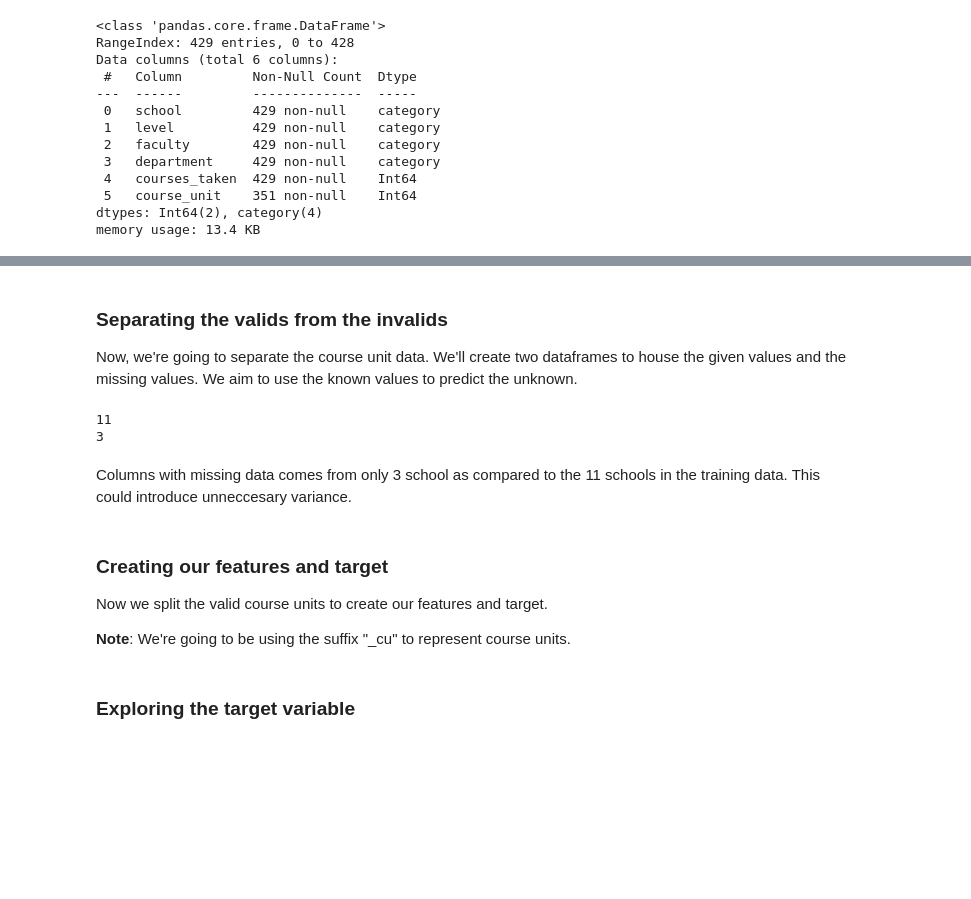
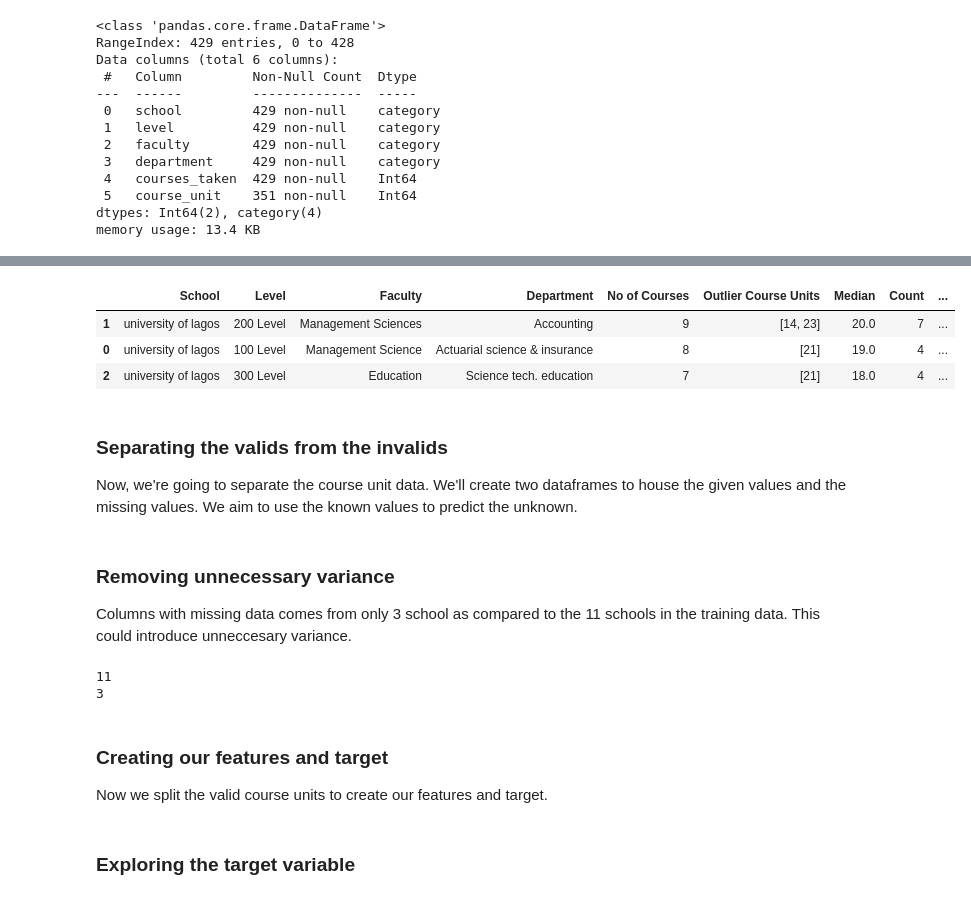
Before and after one commit to socratesjnr/asuu-strike-project, a Jupyter notebook: project-analysis/analysis/cleaning.ipynb, the cells around one changed output, grey strips where cells are left out. Drawn from its saved outputs; the diff is of its cells as text; code cells hidden in the pictures; blank space fills up the shorter version.

```diff
--- a/project-analysis/analysis/cleaning.ipynb
+++ b/project-analysis/analysis/cleaning.ipynb
@@ -521,3 +535,57 @@ memory usage: 13.4 KB
+# %%
+# Clean the data: Remove rows with NA and 0 values in 'course_unit'
+course_unit_data_cleaned = course_unit_data[(course_unit_data['course_unit'].notna()) & (course_unit_data['course_unit'] != 0)]
+
+# Function to identify outliers using IQR method
+def identify_outliers(series):
+    Q1 = series.quantile(0.25)
+    Q3 = series.quantile(0.75)
+    IQR = Q3 - Q1
+    lower_bound = Q1 - 1.5 * IQR
+    upper_bound = Q3 + 1.5 * IQR
+    outliers = series[(series < lower_bound) | (series > upper_bound)]
+    return outliers
+
+# Group cleaned data by school, level, faculty, department, and courses_taken
+grouped_data_cleaned = course_unit_data_cleaned.groupby(['school', 'level', 'faculty', 'department', 'courses_taken'])
+
+# List to store outlier information
+outliers_data = []
+
+# Iterate through grouped data
+for group, group_df in grouped_data_cleaned:
+    school, level, faculty, department, courses_taken = group
+    outlier_course_units = identify_outliers(group_df['course_unit'])
+    if len(outlier_course_units) > 0:
+        group_median = group_df['course_unit'].median()  # Calculate median for the current group
+        unique_values = group_df['course_unit'].unique().tolist()  # Get unique values in the current group
+
+        # Assign the median back to the original DataFrame and 'course_unit_data'
+        course_unit_data.loc[group_df.index, 'course_unit'] = group_median
+        course_unit_data.loc[group_df.index, 'course_unit'] = group_median
+
+        outliers_data.append({
+            'School': school,
+            'Level': level,
+            'Faculty': faculty,
+            'Department': department,
+            'No of Courses': courses_taken,
+            'Outlier Course Units': outlier_course_units.tolist(),
+            'Median': group_median,
+            'Count': len(group_df),
+            'Unique Values': unique_values
+        })
+
+# Create a DataFrame for presentation
+outliers_df = pd.DataFrame(outliers_data).sort_values("Count", ascending=False)
+
+# Print the DataFrame
+outliers_df
+# %% [output]
+|  | School | Level | Faculty | Department | No of Courses | Outlier Course Units | Median | Count | ... |
+| 1 | university of lagos | 200 Level | Management Sciences | Accounting | 9 | [14, 23] | 20.0 | 7 | ... |
+| 0 | university of lagos | 100 Level | Management Science | Actuarial science & insurance | 8 | [21] | 19.0 | 4 | ... |
+| 2 | university of lagos | 300 Level | Education | Science tech. education | 7 | [21] | 18.0 | 4 | ... |
 # %% [markdown]
 ### Separating the valids from the invalids
 
@@ -535,12 +599,13 @@ taken_units_diff_index = taken_units_diff[taken_units_diff<0].index.to_list()
-# %%
-# Checking for the difference in variance in the training and testing data.
-print(len(valid_course_units.school.unique()))
-print(len(invalid_course_units.school.unique()))
-# %% [output]
-11
-3
 # %% [markdown]
+### Removing unnecessary variance
 Columns with missing data comes from only 3 school as compared to the 11 schools in the training data. This could introduce unneccesary variance.
+# %%
+# Checking for the difference in variance in the training and testing data.
+print(len(valid_course_units.school.unique()))
+print(len(invalid_course_units.school.unique()))
+# %% [output]
+11
+3
 # %%
 # Generating a list of all schoolsrepresented in the prediction dataset.
 schools = invalid_course_units.school.unique().to_list()
@@ -552,8 +615,6 @@ valid_course_units = valid_course_units.drop(index=taken_units_diff_index)
 ### Creating our features and target
 
 Now we split the valid course units to create our features and target.
-
-**Note**: We're going to be using the suffix "_cu" to represent course units.
 # %%
 # Step 2: Split the data into features (X) and target (y)
 target = 'course_unit'
```
Also changed, not shown: parts of 16 cells of this notebook, 4 other files.
